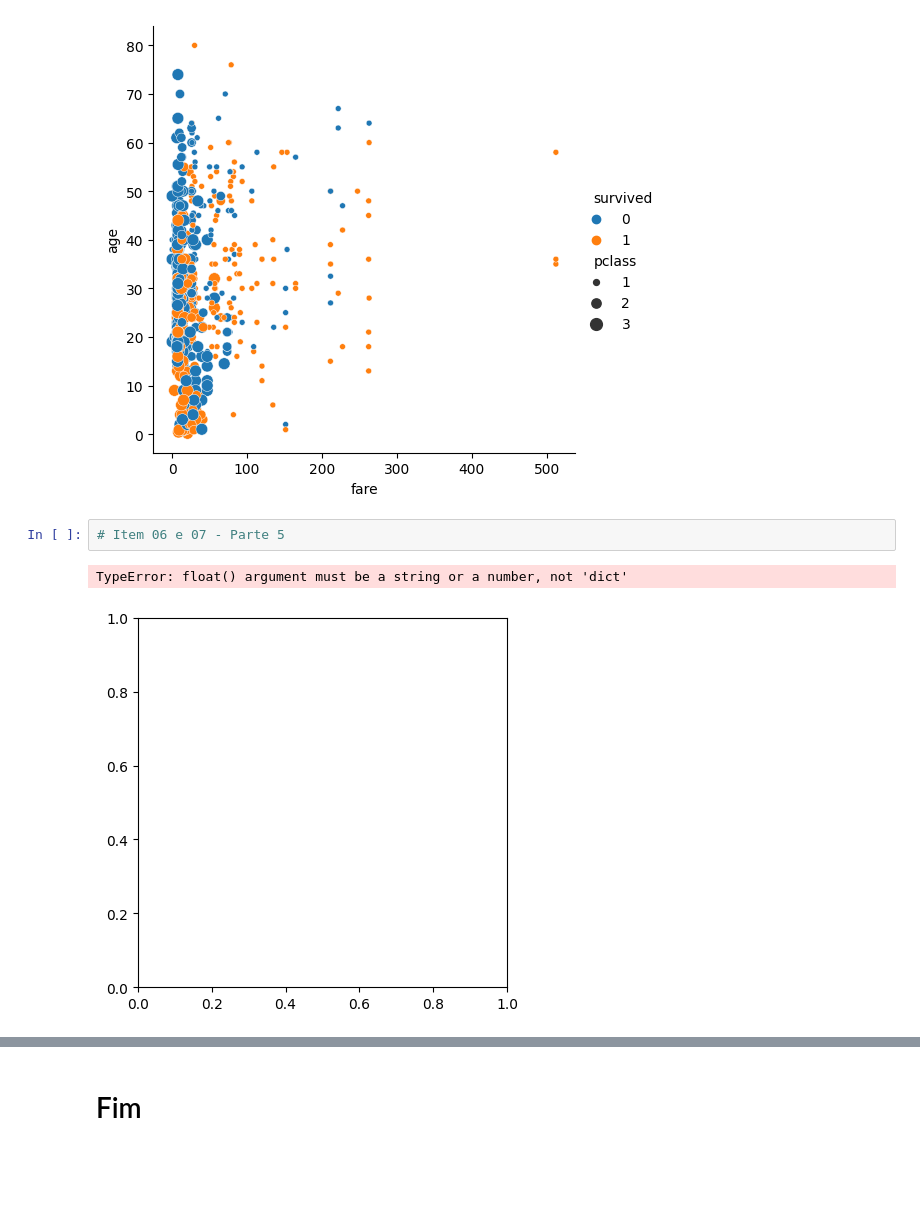
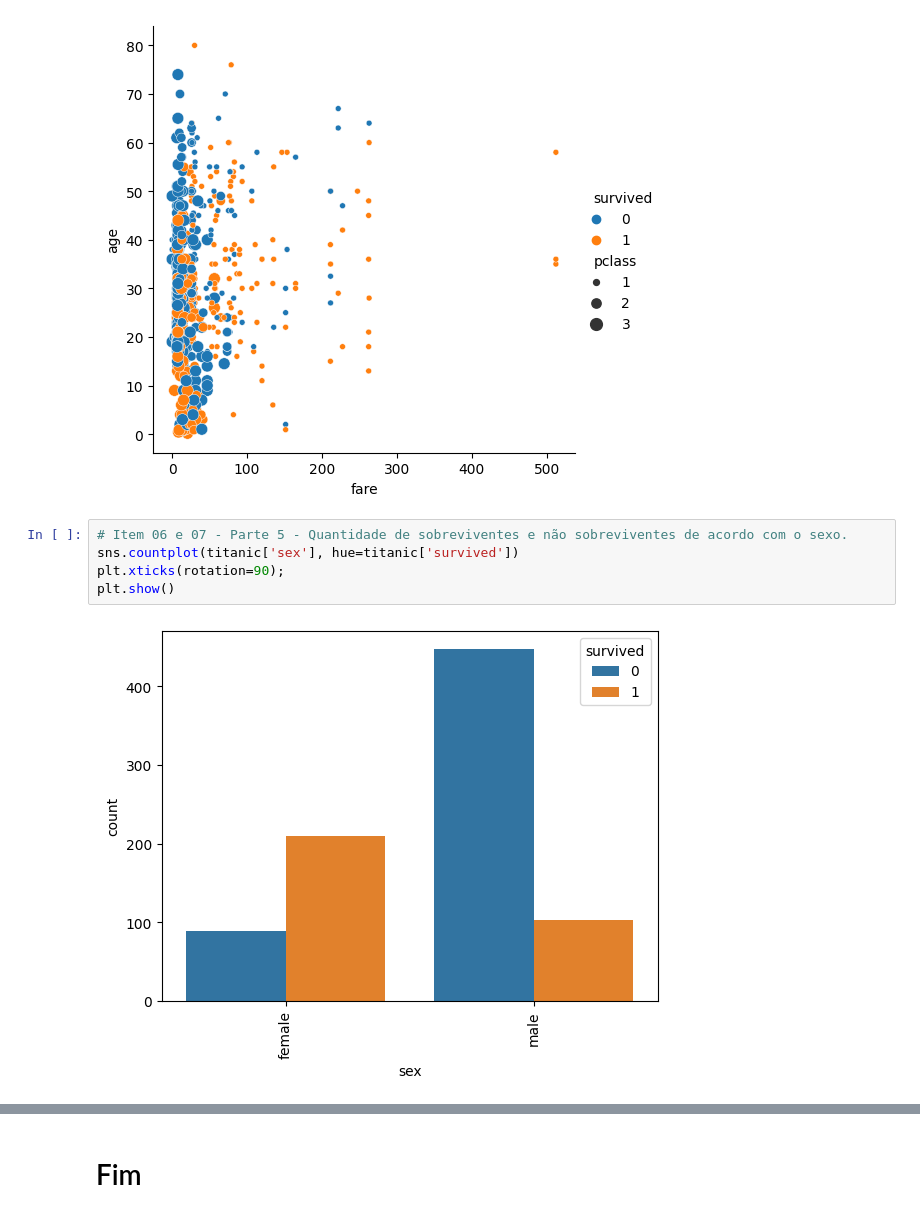
Before and after one commit to Victor-Fiamoncini/atv_ml_01, a Jupyter notebook: src/Exercícios Análise Exploratória.ipynb, the cells around one changed output, grey strips where cells are left out. Drawn from its saved outputs; the diff is of its cells as text; blank space fills up the shorter version.

Commit message:
feat: add items 6 and 7 part 2

```diff
--- a/src/Exercícios Análise Exploratória.ipynb
+++ b/src/Exercícios Análise Exploratória.ipynb
@@ -327,7 +327,9 @@ sns.relplot(data=titanic, x='fare', y='age', hue='survived', size='pclass')
 <seaborn.axisgrid.FacetGrid at 0x...>
 [figure]
 # %%
-# Item 06 e 07 - Parte 5
+# Item 06 e 07 - Parte 5 - Quantidade de sobreviventes e não sobreviventes de acordo com o sexo.
+sns.countplot(titanic['sex'], hue=titanic['survived'])
+plt.xticks(rotation=90);
+plt.show()
 # %% [output]
-TypeError: float() argument must be a string or a number, not 'dict'
-[figure, old version]
+[figure, new version]
```
Also changed, not shown: parts of 2 cells of this notebook.
